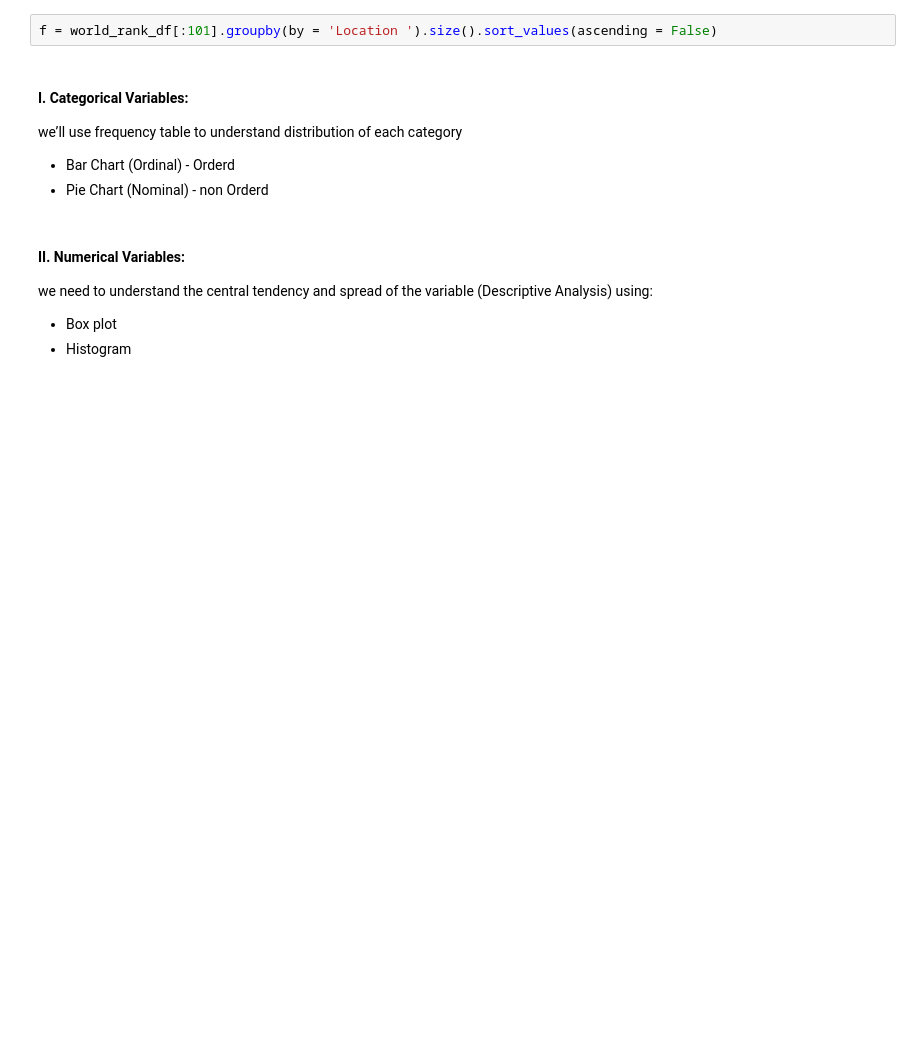
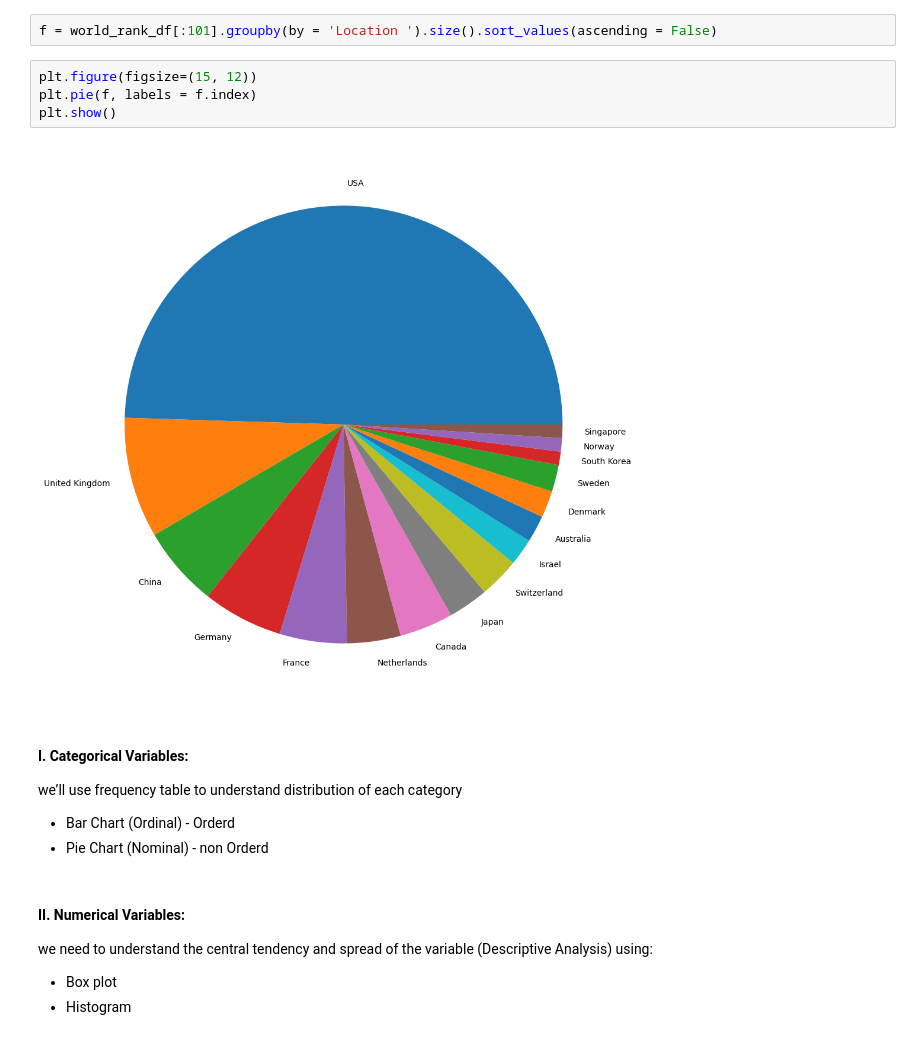
Before and after one commit to ABDULKREM-AL-SAIF/world-university-rankings-analysis, a Jupyter notebook: EDA explain template.ipynb, the cells around one changed output. Saved outputs shown, nothing was run; the diff lists cells and outputs as text; blank space fills up the shorter version.

```diff
--- a/EDA explain template.ipynb
+++ b/EDA explain template.ipynb
@@ -911,5 +895,11 @@ plt
 # %%
 f = world_rank_df[:101].groupby(by = 'Location ').size().sort_values(ascending = False)
+# %%
+plt.figure(figsize=(15, 12))
+plt.pie(f, labels = f.index)
+plt.show()
+# %% [output]
+[figure, added]
 # %% [markdown]
 
 #### I. Categorical Variables:
```
Also changed, not shown: parts of 1 cell of this notebook.
